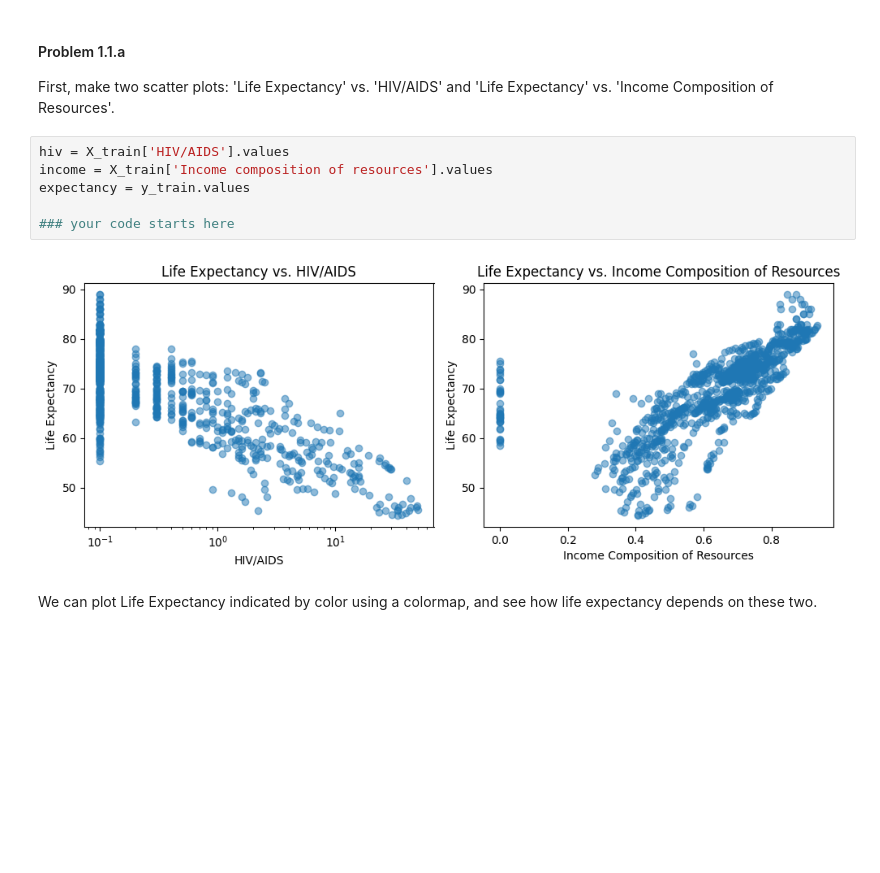
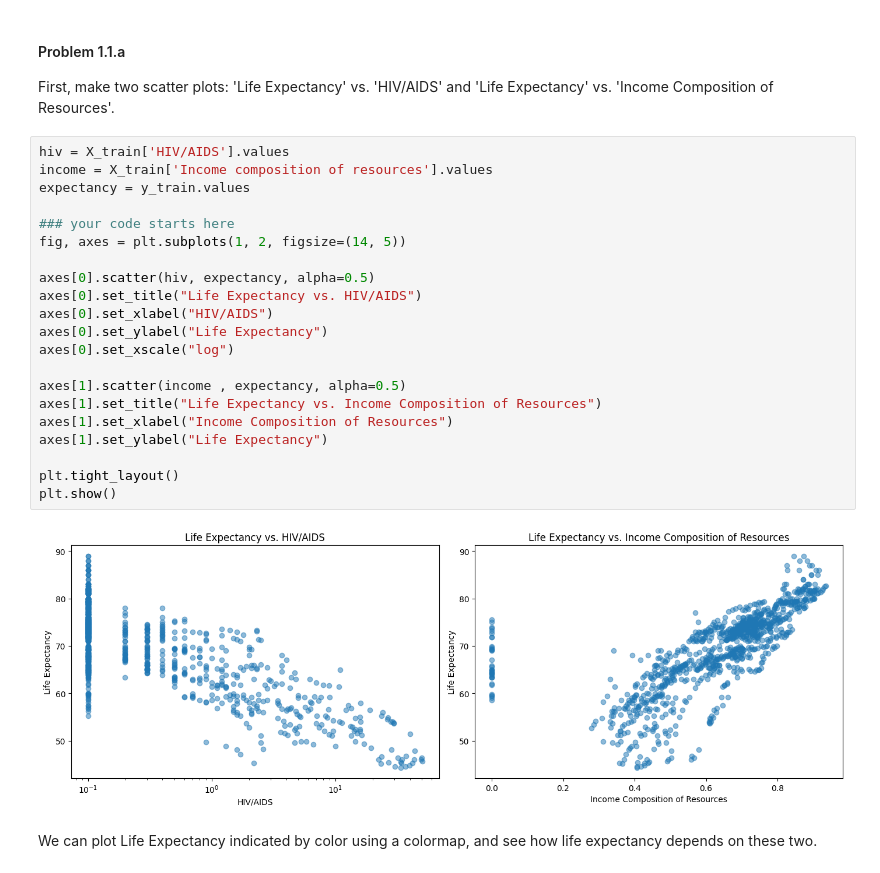
Before and after one commit to yuhanqianns94/Intro-to-ML, a Jupyter notebook: assignments/assn3/assn3.ipynb, the cells around one changed output. Cells and saved outputs as stored; diff of their text form; blank space fills up the shorter version.

```diff
--- a/assignments/assn3/assn3.ipynb
+++ b/assignments/assn3/assn3.ipynb
@@ -93,14 +93,29 @@ Let's start with two of the predictor variables: `HIV/AIDS` (Deaths per 1 000 li
 #### Problem 1.1.a
 
 First, make two scatter plots: 'Life Expectancy' vs. 'HIV/AIDS' and 'Life Expectancy' vs. 'Income Composition of Resources'.
-# %%
-hiv = X_train['HIV/AIDS'].values
-income = X_train['Income composition of resources'].values
-expectancy = y_train.values
-
-### your code starts here
-# %% [output]
-[figure, removed]
+# %%
+hiv = X_train['HIV/AIDS'].values
+income = X_train['Income composition of resources'].values
+expectancy = y_train.values
+
+### your code starts here
+fig, axes = plt.subplots(1, 2, figsize=(14, 5))
+
+axes[0].scatter(hiv, expectancy, alpha=0.5)
+axes[0].set_title("Life Expectancy vs. HIV/AIDS")
+axes[0].set_xlabel("HIV/AIDS")
+axes[0].set_ylabel("Life Expectancy")
+axes[0].set_xscale("log")
+
+axes[1].scatter(income , expectancy, alpha=0.5)
+axes[1].set_title("Life Expectancy vs. Income Composition of Resources")
+axes[1].set_xlabel("Income Composition of Resources")
+axes[1].set_ylabel("Life Expectancy")
+
+plt.tight_layout()
+plt.show()
+# %% [output]
+[figure, added]
 # %% [markdown]
 We can plot Life Expectancy indicated by color using a colormap, and see how life expectancy depends on these two.
 # %%
```
Also changed, not shown: parts of 2 cells of this notebook.
